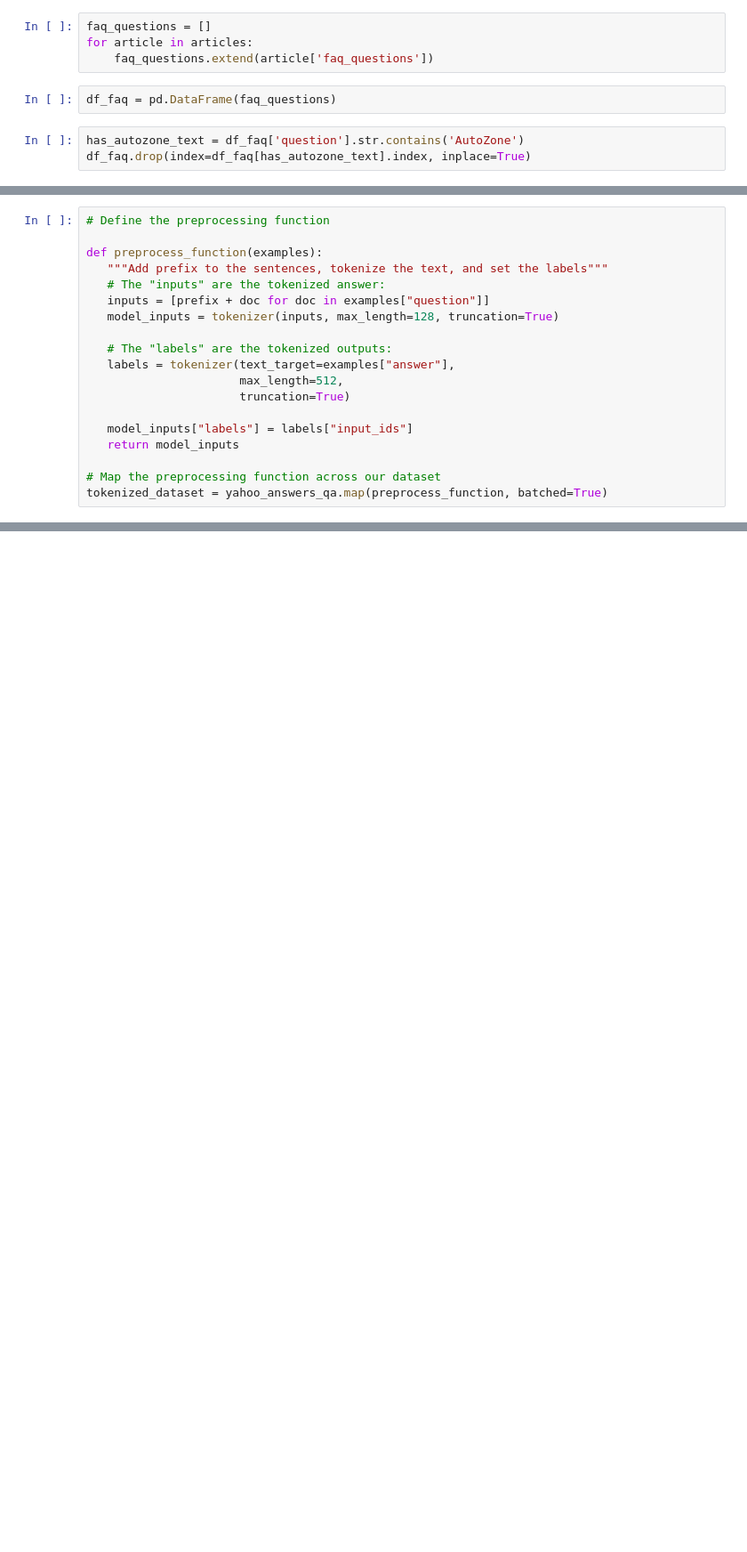
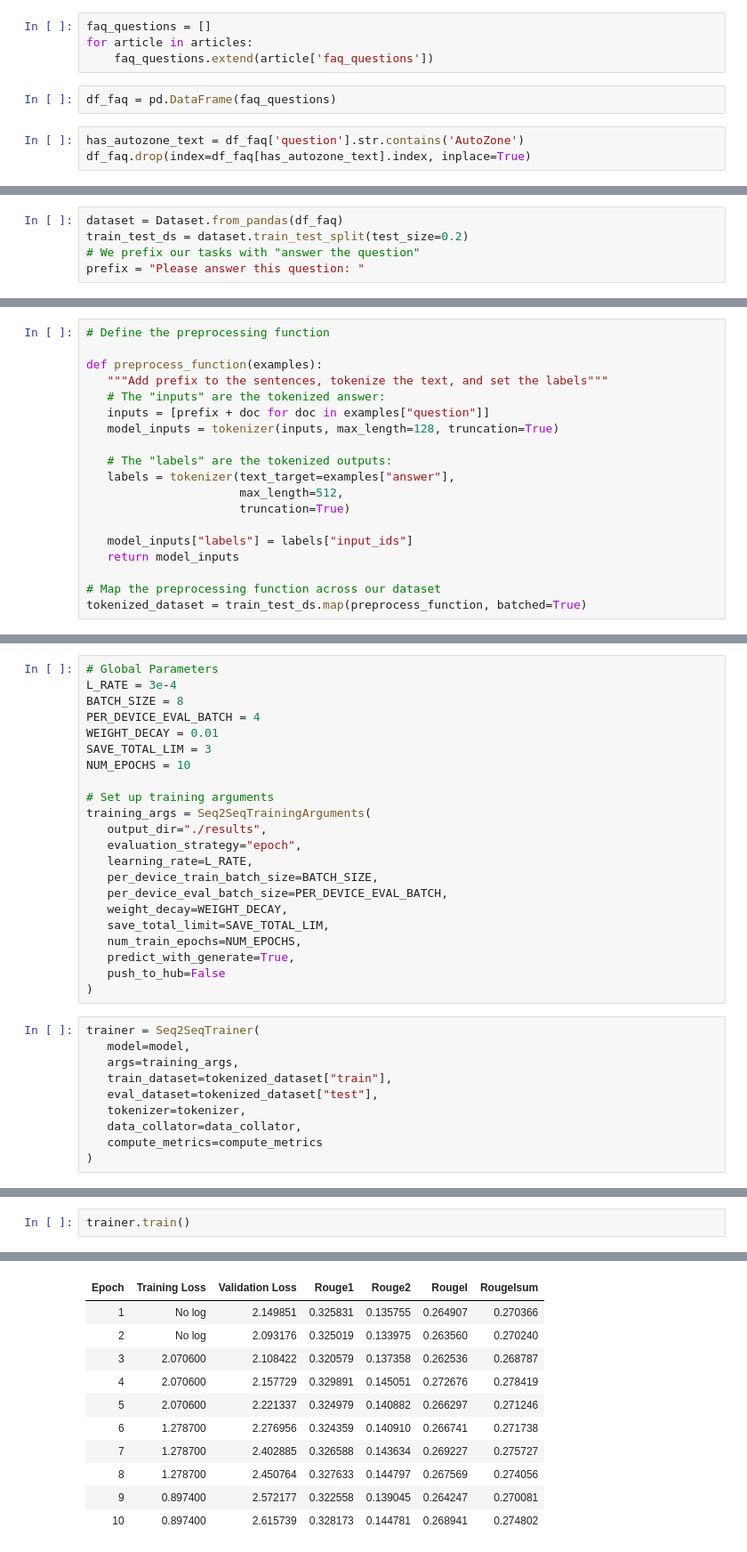
Before and after one commit to EdmilsonSantana/auto-qa-gen, a Jupyter notebook: notebook.ipynb, the cells around one changed output, grey strips where cells are left out. Shown: that part at 89% size. Drawn from its saved outputs; the diff is of its cells as text; blank space fills up the shorter version.

```diff
--- a/notebook.ipynb
+++ b/notebook.ipynb
@@ -60,0 +100,5 @@ prefix = "Please answer this question: "
+# %%
+dataset = Dataset.from_pandas(df_faq)
+train_test_ds = dataset.train_test_split(test_size=0.2)
+# We prefix our tasks with "answer the question"
+prefix = "Please answer this question: "
@@ -76,4 +133,4 @@ def preprocess_function(examples):
    return model_inputs
 
 # Map the preprocessing function across our dataset
-tokenized_dataset = yahoo_answers_qa.map(preprocess_function, batched=True)
+tokenized_dataset = train_test_ds.map(preprocess_function, batched=True)
@@ -95,3 +170,35 @@ def compute_metrics(eval_preds):
    result = metric.compute(predictions=decoded_preds, references=decoded_labels, use_stemmer=True)
 
    return result
+# %%
+# Global Parameters
+L_RATE = 3e-4
+BATCH_SIZE = 8
+PER_DEVICE_EVAL_BATCH = 4
+WEIGHT_DECAY = 0.01
+SAVE_TOTAL_LIM = 3
+NUM_EPOCHS = 10
+
+# Set up training arguments
+training_args = Seq2SeqTrainingArguments(
+   output_dir="./results",
+   evaluation_strategy="epoch",
+   learning_rate=L_RATE,
+   per_device_train_batch_size=BATCH_SIZE,
+   per_device_eval_batch_size=PER_DEVICE_EVAL_BATCH,
+   weight_decay=WEIGHT_DECAY,
+   save_total_limit=SAVE_TOTAL_LIM,
+   num_train_epochs=NUM_EPOCHS,
+   predict_with_generate=True,
+   push_to_hub=False
+)
+# %%
+trainer = Seq2SeqTrainer(
+   model=model,
+   args=training_args,
+   train_dataset=tokenized_dataset["train"],
+   eval_dataset=tokenized_dataset["test"],
+   tokenizer=tokenizer,
+   data_collator=data_collator,
+   compute_metrics=compute_metrics
+)
@@ -97,0 +208,3 @@ def compute_metrics(eval_preds):
+# %%
+trainer.train()
+# %% [output]
@@ -97,0 +212,11 @@ def compute_metrics(eval_preds):
+| Epoch | Training Loss | Validation Loss | Rouge1 | Rouge2 | Rougel | Rougelsum |
+| 1 | No log | 2.149851 | 0.325831 | 0.135755 | 0.264907 | 0.270366 |
+| 2 | No log | 2.093176 | 0.325019 | 0.133975 | 0.263560 | 0.270240 |
+| 3 | 2.070600 | 2.108422 | 0.320579 | 0.137358 | 0.262536 | 0.268787 |
+| 4 | 2.070600 | 2.157729 | 0.329891 | 0.145051 | 0.272676 | 0.278419 |
+| 5 | 2.070600 | 2.221337 | 0.324979 | 0.140882 | 0.266297 | 0.271246 |
+| 6 | 1.278700 | 2.276956 | 0.324359 | 0.140910 | 0.266741 | 0.271738 |
+| 7 | 1.278700 | 2.402885 | 0.326588 | 0.143634 | 0.269227 | 0.275727 |
+| 8 | 1.278700 | 2.450764 | 0.327633 | 0.144797 | 0.267569 | 0.274056 |
+| 9 | 0.897400 | 2.572177 | 0.322558 | 0.139045 | 0.264247 | 0.270081 |
+| 10 | 0.897400 | 2.615739 | 0.328173 | 0.144781 | 0.268941 | 0.274802 |
```
Also changed, not shown: parts of 16 cells of this notebook.
